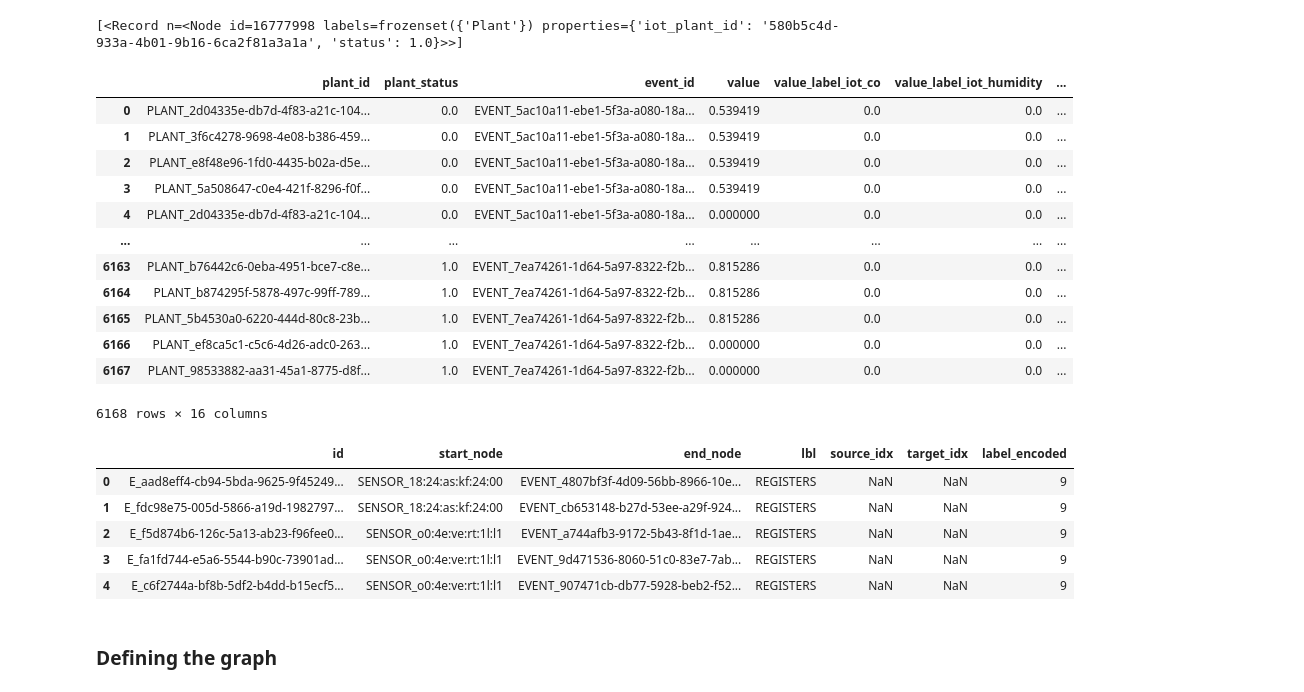
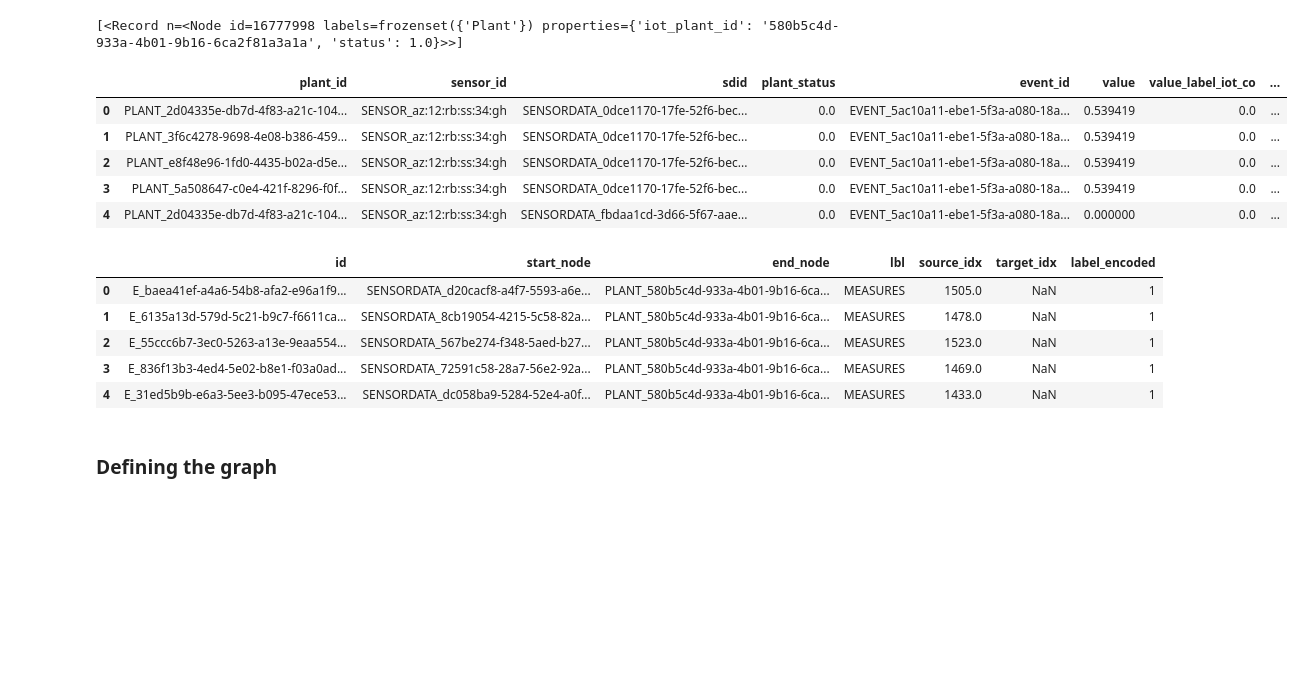
Before and after one commit to Action52/GrowSmart, a Jupyter notebook: notebooks/Graph Machine Learning Model Proof of Concept.ipynb, the cells around one changed output. Cells and saved outputs as stored; diff of their text form; code cells hidden in the pictures; blank space fills up the shorter version.

```diff
--- a/notebooks/Graph Machine Learning Model Proof of Concept.ipynb
+++ b/notebooks/Graph Machine Learning Model Proof of Concept.ipynb
@@ -87,52 +89,63 @@ def get_nodess_v2():
             MATCH (p:Plant)<-[m:MEASURES]-(s:Sensor)-[r:REGISTERS]->(e:Event)-[c:CONTAINS]->(sd)
             WITH p, m, s, r, e, c, sd
             WHERE sd['value'] IS NOT NULL AND labels(sd)[0] <> 'iot_light' AND labels(sd)[0] <> 'iot_motion'
-            RETURN ID(p) AS plant_id, p['status'] AS plant_status, ID(e) AS event_id, sd['value'] AS value, labels(sd)[0] AS value_label
+            RETURN ID(p) AS plant_id, ID(s) AS sensor_id, ID(sd) AS sdid, p['status'] AS plant_status, ID(e) AS event_id, sd['value'] AS value, labels(sd)[0] AS value_label
         """
         result = run_query(query)
         data = []
         label = None
         for record in result:
             row = dict(record)
             data.append(row)
         df = pd.DataFrame(data)
         stream = io.StringIO()
         df.to_csv(stream, index=False)
         stream.seek(0)
         df = pd.read_csv(stream)
         stream.close()
         return df
     node_dfs = get_nodes()
     node_dfs = node_dfs.reset_index(drop=True)
     grouped = node_dfs.groupby("value_label")
     groups = []
     scaler = MinMaxScaler()
     node_dfs['value'] = grouped['value'].transform(lambda x: scaler.fit_transform(x.values.reshape(-1, 1)).flatten())
     one_hot = OneHotEncoder(sparse=False)
     encoded = one_hot.fit_transform(node_dfs['value_label'].values.reshape(-1, 1))
     one_hot_df = pd.DataFrame(encoded, columns=one_hot.get_feature_names_out(['value_label']))
     node_dfs = pd.concat([node_dfs.drop('value_label', axis=1), one_hot_df], axis=1)
     cols = node_dfs.columns
     return node_dfs
 
 
 nodes_df2 = get_nodess_v2()
-node_indices = {id: i for i, id in enumerate(nodes_df2['plant_id'])}
-nodes_df2
+nodes_df2 = nodes_df2.reset_index(drop=True)
+
+# Separate 5 observations for final demonstration
+sample_df = nodes_df2.sample(5)
+sample_df = sample_df.reset_index(drop=True)
+sample_df.to_csv("sample.csv", header=True, index=False)
+
+node_indices = dict()
+for idcol in ['plant_id', 'sensor_id', 'sdid', 'event_id']:
+    for i, nodeid in enumerate(nodes_df2[idcol]):
+        node_indices[nodeid] = i
+
+sample_node_indices = dict()
+for idcol in ['plant_id', 'sensor_id', 'sdid', 'event_id']:
+    for i, nodeid in enumerate(sample_df[idcol]):
+        sample_node_indices[nodeid] = i
+
+#node_indices = {id: i for i, id in enumerate(nodes_df2['plant_id'])}
+#sample_node_indices = {id:i for i, id in enumerate(sample_df['plant_id'])}
+nodes_df2.head()
 # %% [output]
-|  | plant_id | plant_status | event_id | value | value_label_iot_co | value_label_iot_humidity | ... |
-| 0 | PLANT_2d04335e-db7d-4f83-a21c-104... | 0.0 | EVENT_5ac10a11-ebe1-5f3a-a080-18a... | 0.539419 | 0.0 | 0.0 | ... |
-| 1 | PLANT_3f6c4278-9698-4e08-b386-459... | 0.0 | EVENT_5ac10a11-ebe1-5f3a-a080-18a... | 0.539419 | 0.0 | 0.0 | ... |
-| 2 | PLANT_e8f48e96-1fd0-4435-b02a-d5e... | 0.0 | EVENT_5ac10a11-ebe1-5f3a-a080-18a... | 0.539419 | 0.0 | 0.0 | ... |
-| 3 | PLANT_5a508647-c0e4-421f-8296-f0f... | 0.0 | EVENT_5ac10a11-ebe1-5f3a-a080-18a... | 0.539419 | 0.0 | 0.0 | ... |
-| 4 | PLANT_2d04335e-db7d-4f83-a21c-104... | 0.0 | EVENT_5ac10a11-ebe1-5f3a-a080-18a... | 0.000000 | 0.0 | 0.0 | ... |
-| ... | ... | ... | ... | ... | ... | ... | ... |
-| 6163 | PLANT_b76442c6-0eba-4951-bce7-c8e... | 1.0 | EVENT_7ea74261-1d64-5a97-8322-f2b... | 0.815286 | 0.0 | 0.0 | ... |
-| 6164 | PLANT_b874295f-5878-497c-99ff-789... | 1.0 | EVENT_7ea74261-1d64-5a97-8322-f2b... | 0.815286 | 0.0 | 0.0 | ... |
-| 6165 | PLANT_5b4530a0-6220-444d-80c8-23b... | 1.0 | EVENT_7ea74261-1d64-5a97-8322-f2b... | 0.815286 | 0.0 | 0.0 | ... |
-| 6166 | PLANT_ef8ca5c1-c5c6-4d26-adc0-263... | 1.0 | EVENT_7ea74261-1d64-5a97-8322-f2b... | 0.000000 | 0.0 | 0.0 | ... |
-| 6167 | PLANT_98533882-aa31-45a1-8775-d8f... | 1.0 | EVENT_7ea74261-1d64-5a97-8322-f2b... | 0.000000 | 0.0 | 0.0 | ... |
+|  | plant_id | sensor_id | sdid | plant_status | event_id | value | value_label_iot_co | ... |
+| 0 | PLANT_2d04335e-db7d-4f83-a21c-104... | SENSOR_az:12:rb:ss:34:gh | SENSORDATA_0dce1170-17fe-52f6-bec... | 0.0 | EVENT_5ac10a11-ebe1-5f3a-a080-18a... | 0.539419 | 0.0 | ... |
+| 1 | PLANT_3f6c4278-9698-4e08-b386-459... | SENSOR_az:12:rb:ss:34:gh | SENSORDATA_0dce1170-17fe-52f6-bec... | 0.0 | EVENT_5ac10a11-ebe1-5f3a-a080-18a... | 0.539419 | 0.0 | ... |
+| 2 | PLANT_e8f48e96-1fd0-4435-b02a-d5e... | SENSOR_az:12:rb:ss:34:gh | SENSORDATA_0dce1170-17fe-52f6-bec... | 0.0 | EVENT_5ac10a11-ebe1-5f3a-a080-18a... | 0.539419 | 0.0 | ... |
+| 3 | PLANT_5a508647-c0e4-421f-8296-f0f... | SENSOR_az:12:rb:ss:34:gh | SENSORDATA_0dce1170-17fe-52f6-bec... | 0.0 | EVENT_5ac10a11-ebe1-5f3a-a080-18a... | 0.539419 | 0.0 | ... |
+| 4 | PLANT_2d04335e-db7d-4f83-a21c-104... | SENSOR_az:12:rb:ss:34:gh | SENSORDATA_fbdaa1cd-3d66-5f67-aae... | 0.0 | EVENT_5ac10a11-ebe1-5f3a-a080-18a... | 0.000000 | 0.0 | ... |
-6168 rows × 16 columns
 # %%
 def get_edges(label):
     query = f"MATCH(n)-[e:{label}]->(m) RETURN type(e) AS lbl, id(e) AS idedge, id(n) AS start, id(m) AS end"
@@ -148,26 +161,43 @@ def get_edges(label):
     df = pd.DataFrame(data)
     return df
 
-edge_labels = [lbl['lbl'] for lbl in labels_edge['results']]
+edge_labels = [lbl for lbl in ['MEASURES', 'REGISTERS', 'CONTAINS']]
 edge_dfs = [get_edges(lbl) for lbl in edge_labels]
 edges_df = pd.concat(edge_dfs)
 edges_df = edges_df.reset_index(drop=True)
 
+sample_edge_labels = [lbl for lbl in ['MEASURES', 'REGISTERS', 'CONTAINS']]
+sample_edge_dfs = [get_edges(lbl) for lbl in sample_edge_labels]
+sample_edges_df = pd.concat(sample_edge_dfs)
+sample_edges_df = sample_edges_df.reset_index(drop=True)
+
 edges_df['source_idx'] = edges_df['start_node'].map(node_indices)
 edges_df['target_idx'] = edges_df['end_node'].map(node_indices)
+
+sample_edges_df['source_idx'] = sample_edges_df['start_node'].map(sample_node_indices)
+sample_edges_df['target_idx'] = sample_edges_df['end_node'].map(sample_node_indices)
 
 encoder = LabelEncoder()
 encoded_labels_edges = encoder.fit_transform(edges_df['lbl'].unique())
 encoded_labels_edges_map = {lbl: enclbl for lbl, enclbl in zip(edges_df['lbl'].unique(), encoded_labels_edges)}
 edges_df['label_encoded'] = edges_df['lbl'].map(encoded_labels_edges_map)
+
+sample_encoder = LabelEncoder()
+sample_encoded_labels_edges = sample_encoder.fit_transform(sample_edges_df['lbl'].unique())
+sample_encoded_labels_edges_map = {lbl: enclbl for lbl, enclbl in zip(sample_edges_df['lbl'].unique(), sample_encoded_labels_edges)}
+sample_edges_df['label_encoded'] = sample_edges_df['lbl'].map(sample_encoded_labels_edges_map)
+
+sample_edges_df.to_csv("sample-edges.csv", header=True, index=False)
+
 edges_df.head()
+#sample_edges_df.head()
 # %% [output]
 |  | id | start_node | end_node | lbl | source_idx | target_idx | label_encoded |
-| 0 | E_aad8eff4-cb94-5bda-9625-9f45249... | SENSOR_18:24:as:kf:24:00 | EVENT_4807bf3f-4d09-56bb-8966-10e... | REGISTERS | NaN | NaN | 9 |
-| 1 | E_fdc98e75-005d-5866-a19d-1982797... | SENSOR_18:24:as:kf:24:00 | EVENT_cb653148-b27d-53ee-a29f-924... | REGISTERS | NaN | NaN | 9 |
-| 2 | E_f5d874b6-126c-5a13-ab23-f96fee0... | SENSOR_o0:4e:ve:rt:1l:l1 | EVENT_a744afb3-9172-5b43-8f1d-1ae... | REGISTERS | NaN | NaN | 9 |
-| 3 | E_fa1fd744-e5a6-5544-b90c-73901ad... | SENSOR_o0:4e:ve:rt:1l:l1 | EVENT_9d471536-8060-51c0-83e7-7ab... | REGISTERS | NaN | NaN | 9 |
-| 4 | E_c6f2744a-bf8b-5df2-b4dd-b15ecf5... | SENSOR_o0:4e:ve:rt:1l:l1 | EVENT_907471cb-db77-5928-beb2-f52... | REGISTERS | NaN | NaN | 9 |
+| 0 | E_baea41ef-a4a6-54b8-afa2-e96a1f9... | SENSORDATA_d20cacf8-a4f7-5593-a6e... | PLANT_580b5c4d-933a-4b01-9b16-6ca... | MEASURES | 1505.0 | NaN | 1 |
+| 1 | E_6135a13d-579d-5c21-b9c7-f6611ca... | SENSORDATA_8cb19054-4215-5c58-82a... | PLANT_580b5c4d-933a-4b01-9b16-6ca... | MEASURES | 1478.0 | NaN | 1 |
+| 2 | E_55ccc6b7-3ec0-5263-a13e-9eaa554... | SENSORDATA_567be274-f348-5aed-b27... | PLANT_580b5c4d-933a-4b01-9b16-6ca... | MEASURES | 1523.0 | NaN | 1 |
+| 3 | E_836f13b3-4ed4-5e02-b8e1-f03a0ad... | SENSORDATA_72591c58-28a7-56e2-92a... | PLANT_580b5c4d-933a-4b01-9b16-6ca... | MEASURES | 1469.0 | NaN | 1 |
+| 4 | E_31ed5b9b-e6a3-5ee3-b095-47ece53... | SENSORDATA_dc058ba9-5284-52e4-a0f... | PLANT_580b5c4d-933a-4b01-9b16-6ca... | MEASURES | 1433.0 | NaN | 1 |
 # %% [markdown]
 ### Defining the graph
 # %%
```
Also changed, not shown: parts of 12 cells of this notebook, 5 other files.
